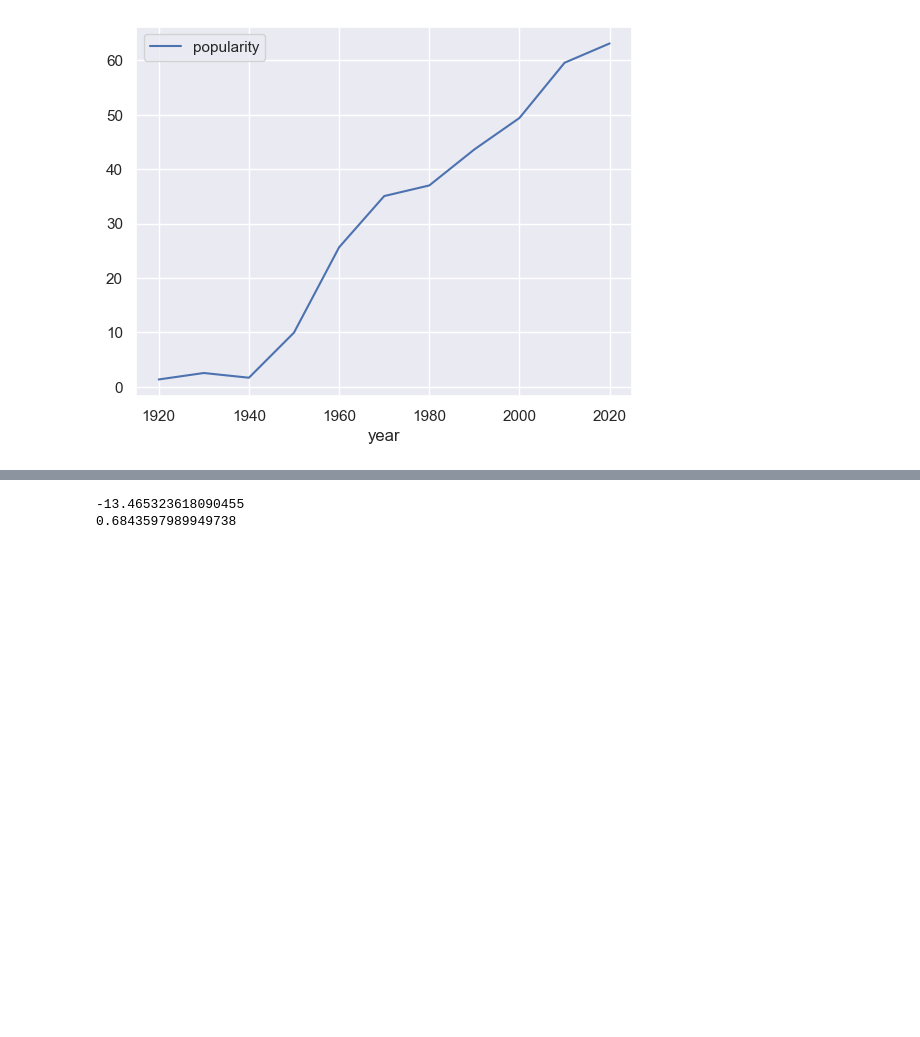
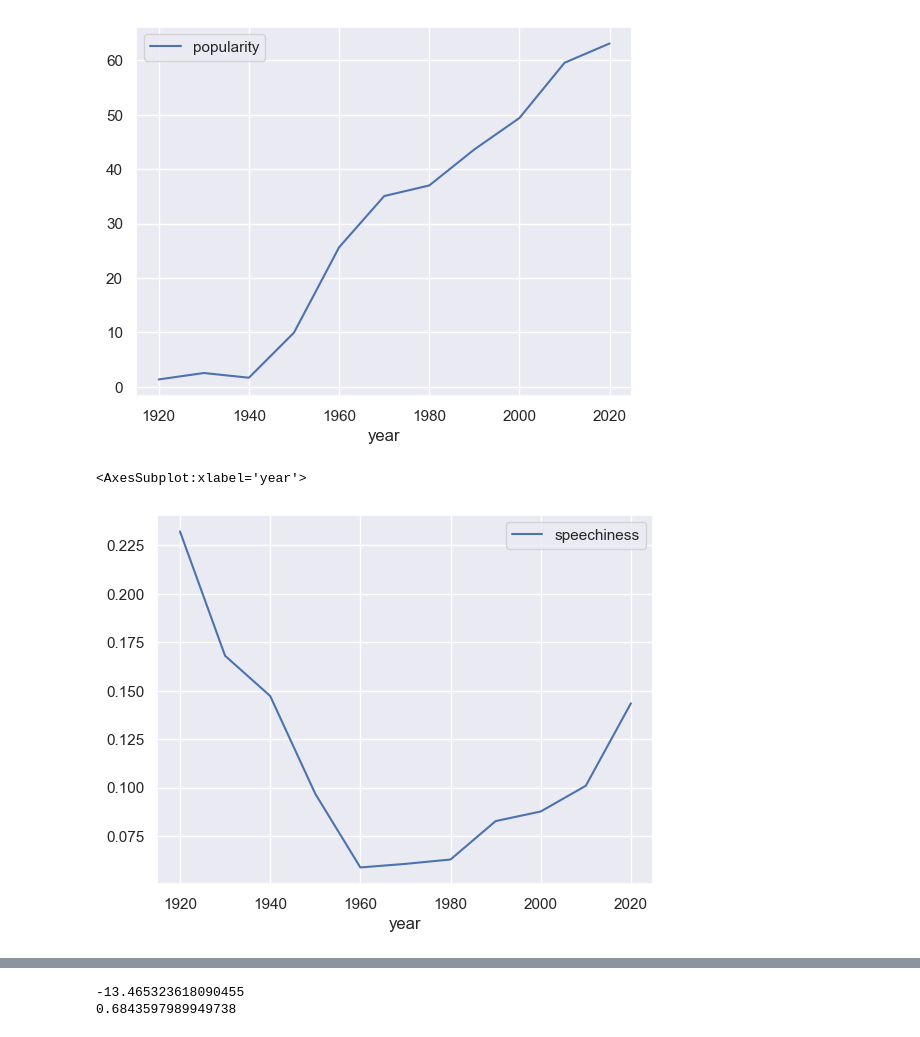
Before and after one commit to hsmalladi/SpotifyAnalysis, a Jupyter notebook: Havish_Mark/Time Data Analysis.ipynb, the cells around one changed output, grey strips where cells are left out. Saved outputs shown, nothing was run; the diff lists cells and outputs as text; code cells hidden in the pictures; blank space fills up the shorter version.

```diff
--- a/Havish_Mark/Time Data Analysis.ipynb
+++ b/Havish_Mark/Time Data Analysis.ipynb
@@ -85,6 +85,11 @@ df.groupby('year')['popularity'].mean().plot(legend=True)
 # %% [output]
 <AxesSubplot:xlabel='year'>
 [figure]
+# %%
+df.groupby('year')['speechiness'].mean().plot(legend=True)
+# %% [output]
+<AxesSubplot:xlabel='year'>
+[figure, added]
 # %%
 francisco = df[df['year'] == 1920][df['artists'].str.contains('Francisco Canaro')]
 francisco
```
Also changed, not shown: parts of 19 cells of this notebook.
